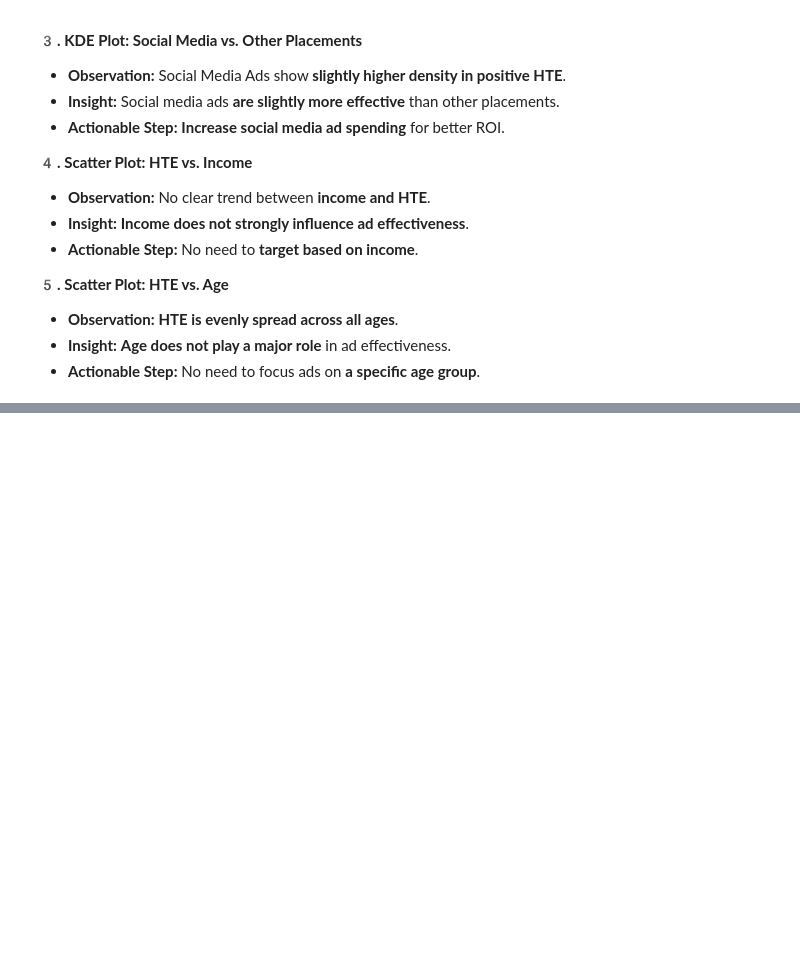
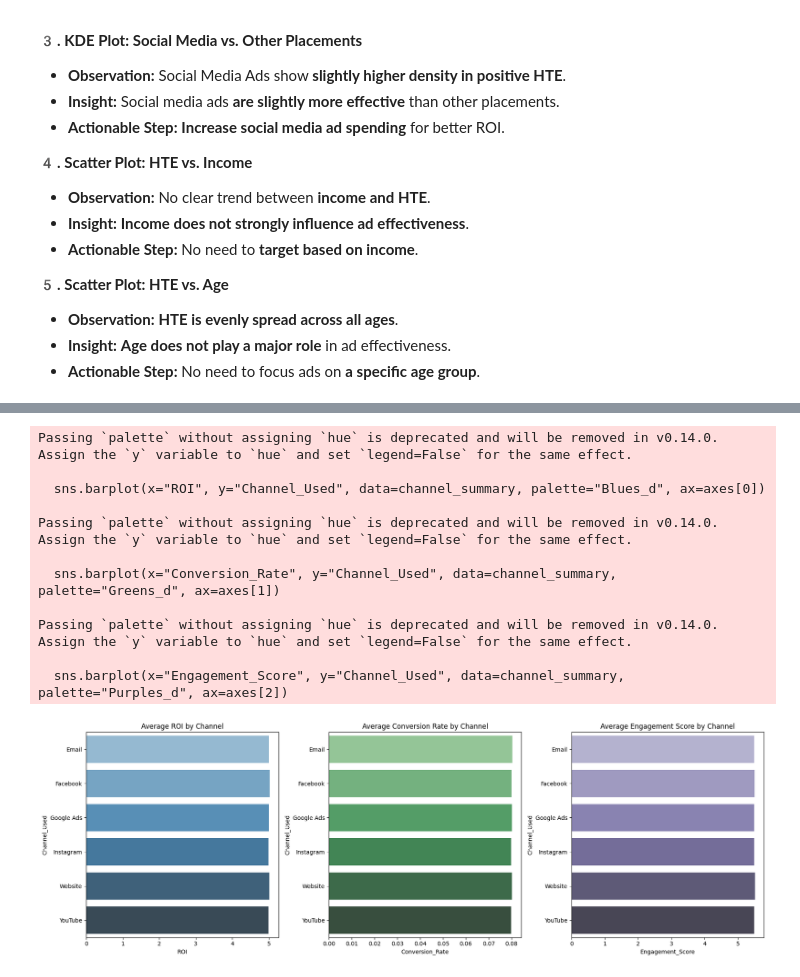
Before and after one commit to ARYAN-SIDH/Ads-Optimization-CTR-Conversions, a Jupyter notebook: masters_project.ipynb, the cells around one changed output, grey strips where cells are left out. Saved outputs shown, nothing was run; the diff lists cells and outputs as text; code cells hidden in the pictures; blank space fills up the shorter version.

```diff
--- a/masters_project.ipynb
+++ b/masters_project.ipynb
@@ -726,0 +927,34 @@ plt.show()
+# %%
+# Grouping and summarizing data
+channel_summary = df_campaign.groupby("Channel_Used")[["ROI", "Conversion_Rate", "Engagement_Score"]].mean().reset_index()
+
+# Plotting
+fig, axes = plt.subplots(1, 3, figsize=(18, 6))
+
+# ROI
+sns.barplot(x="ROI", y="Channel_Used", data=channel_summary, palette="Blues_d", ax=axes[0])
+axes[0].set_title("Average ROI by Channel")
+
+# Conversion Rate
+sns.barplot(x="Conversion_Rate", y="Channel_Used", data=channel_summary, palette="Greens_d", ax=axes[1])
+axes[1].set_title("Average Conversion Rate by Channel")
+
+# Engagement Score
+sns.barplot(x="Engagement_Score", y="Channel_Used", data=channel_summary, palette="Purples_d", ax=axes[2])
+axes[2].set_title("Average Engagement Score by Channel")
+
+plt.tight_layout()
+plt.show()
+# %% [output]
+Passing `palette` without assigning `hue` is deprecated and will be removed in v0.14.0. Assign the `y` variable to `hue` and set `legend=False` for the same effect.
+
+  sns.barplot(x="ROI", y="Channel_Used", data=channel_summary, palette="Blues_d", ax=axes[0])
+
+Passing `palette` without assigning `hue` is deprecated and will be removed in v0.14.0. Assign the `y` variable to `hue` and set `legend=False` for the same effect.
+
+  sns.barplot(x="Conversion_Rate", y="Channel_Used", data=channel_summary, palette="Greens_d", ax=axes[1])
+
+Passing `palette` without assigning `hue` is deprecated and will be removed in v0.14.0. Assign the `y` variable to `hue` and set `legend=False` for the same effect.
+
+  sns.barplot(x="Engagement_Score", y="Channel_Used", data=channel_summary, palette="Purples_d", ax=axes[2])
+[figure, added]
```
Also changed, not shown: parts of 10 cells of this notebook, 7 other files.
